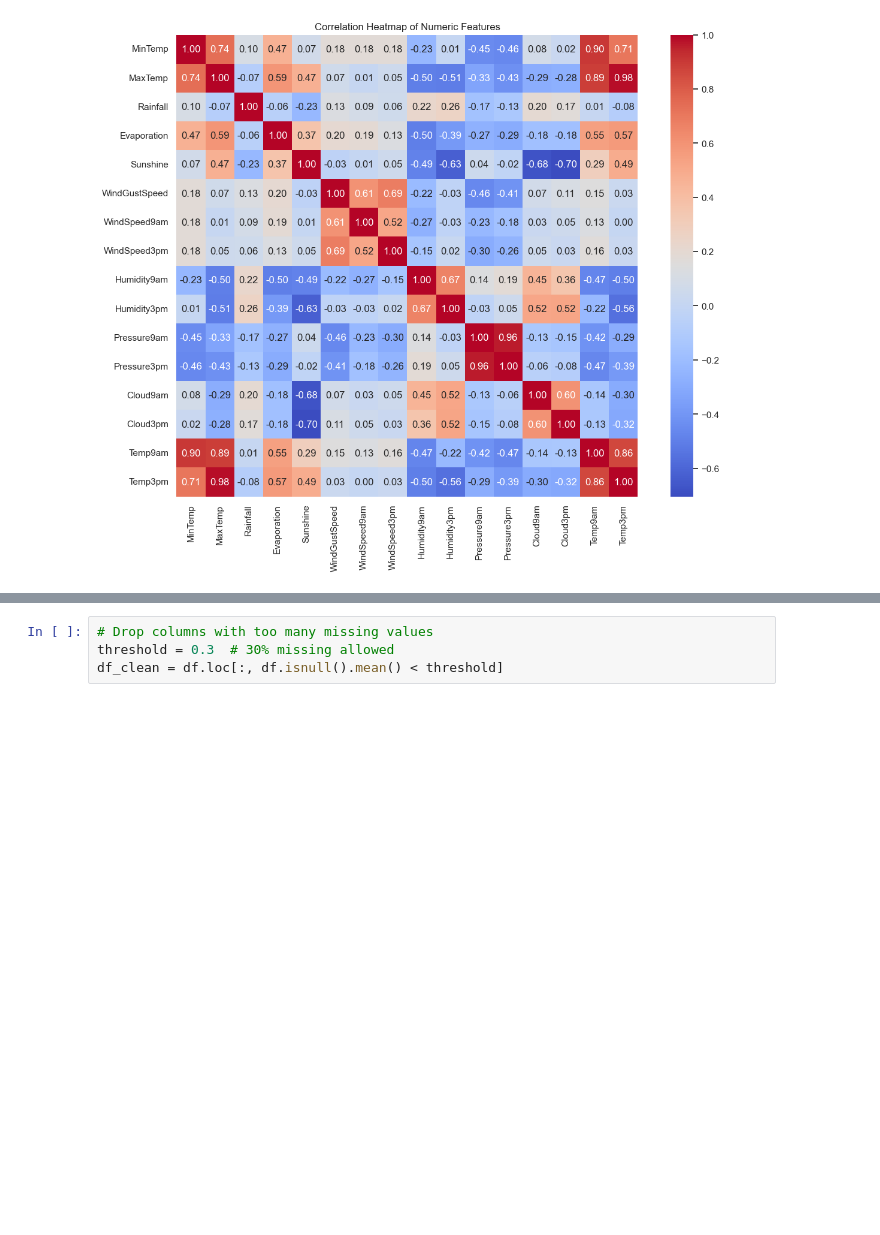
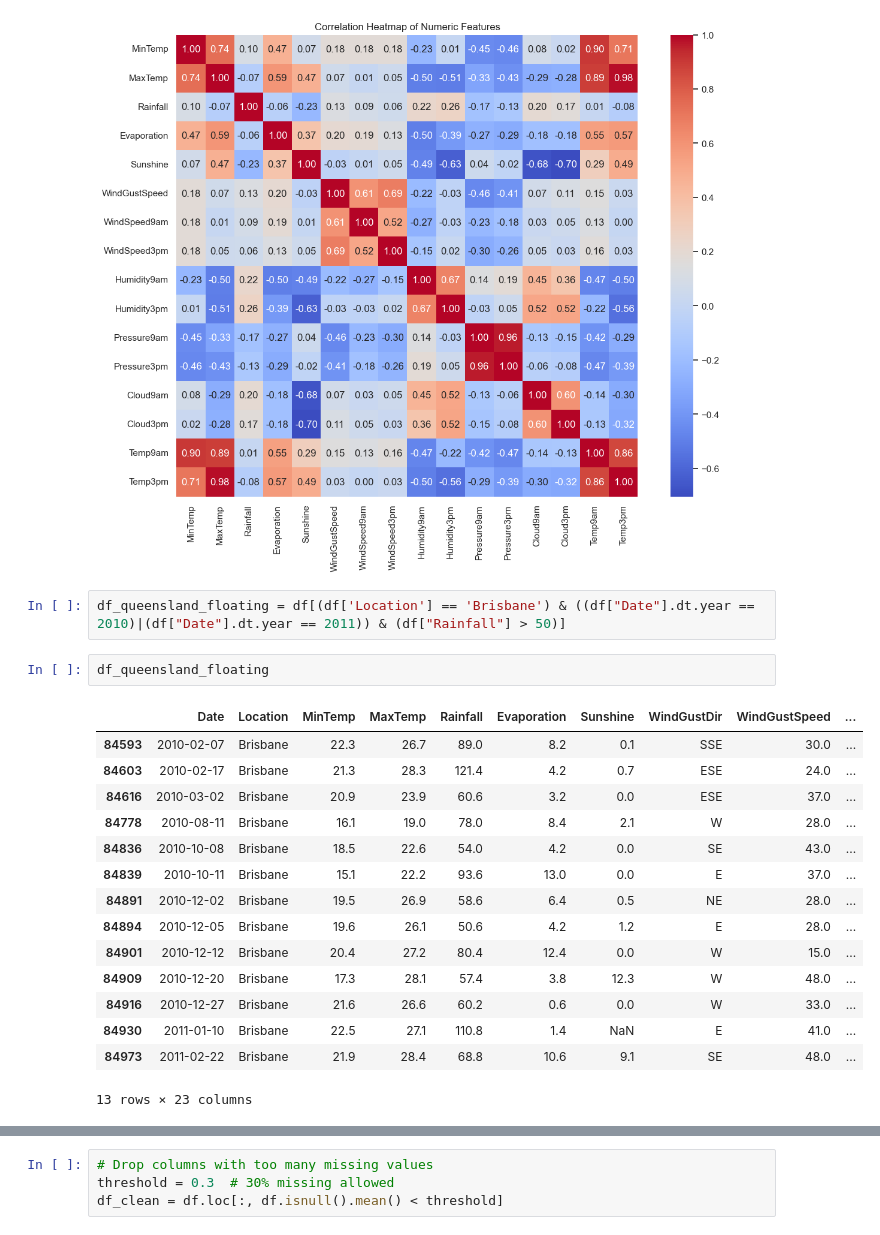
Before and after one commit to metropolisjenensis/Probabilistic-Machine-Learning_lecture-PROJECTS, a Jupyter notebook: projects/09-1AKXXXX_rain_tomorrow_prediction/notebooks/class_prediction.ipynb, the cells around one changed output, grey strips where cells are left out. Drawn from its saved outputs; the diff is of its cells as text; blank space fills up the shorter version.

```diff
--- a/projects/09-1AKXXXX_rain_tomorrow_prediction/notebooks/class_prediction.ipynb
+++ b/projects/09-1AKXXXX_rain_tomorrow_prediction/notebooks/class_prediction.ipynb
@@ -97,3 +97,23 @@ plt.title("Correlation Heatmap of Numeric Features")
 plt.show()
 # %% [output]
 [figure]
+# %%
+df_queensland_floating = df[(df['Location'] == 'Brisbane') & ((df["Date"].dt.year == 2010)|(df["Date"].dt.year == 2011)) & (df["Rainfall"] > 50)]
+# %%
+df_queensland_floating
+# %% [output]
+|  | Date | Location | MinTemp | MaxTemp | Rainfall | Evaporation | Sunshine | WindGustDir | WindGustSpeed | ... |
+| 84593 | 2010-02-07 | Brisbane | 22.3 | 26.7 | 89.0 | 8.2 | 0.1 | SSE | 30.0 | ... |
+| 84603 | 2010-02-17 | Brisbane | 21.3 | 28.3 | 121.4 | 4.2 | 0.7 | ESE | 24.0 | ... |
+| 84616 | 2010-03-02 | Brisbane | 20.9 | 23.9 | 60.6 | 3.2 | 0.0 | ESE | 37.0 | ... |
+| 84778 | 2010-08-11 | Brisbane | 16.1 | 19.0 | 78.0 | 8.4 | 2.1 | W | 28.0 | ... |
+| 84836 | 2010-10-08 | Brisbane | 18.5 | 22.6 | 54.0 | 4.2 | 0.0 | SE | 43.0 | ... |
+| 84839 | 2010-10-11 | Brisbane | 15.1 | 22.2 | 93.6 | 13.0 | 0.0 | E | 37.0 | ... |
+| 84891 | 2010-12-02 | Brisbane | 19.5 | 26.9 | 58.6 | 6.4 | 0.5 | NE | 28.0 | ... |
+| 84894 | 2010-12-05 | Brisbane | 19.6 | 26.1 | 50.6 | 4.2 | 1.2 | E | 28.0 | ... |
+| 84901 | 2010-12-12 | Brisbane | 20.4 | 27.2 | 80.4 | 12.4 | 0.0 | W | 15.0 | ... |
+| 84909 | 2010-12-20 | Brisbane | 17.3 | 28.1 | 57.4 | 3.8 | 12.3 | W | 48.0 | ... |
+| 84916 | 2010-12-27 | Brisbane | 21.6 | 26.6 | 60.2 | 0.6 | 0.0 | W | 33.0 | ... |
+| 84930 | 2011-01-10 | Brisbane | 22.5 | 27.1 | 110.8 | 1.4 | NaN | E | 41.0 | ... |
+| 84973 | 2011-02-22 | Brisbane | 21.9 | 28.4 | 68.8 | 10.6 | 9.1 | SE | 48.0 | ... |
+13 rows × 23 columns
```
Also changed, not shown: parts of 11 cells of this notebook, 2 other files.
